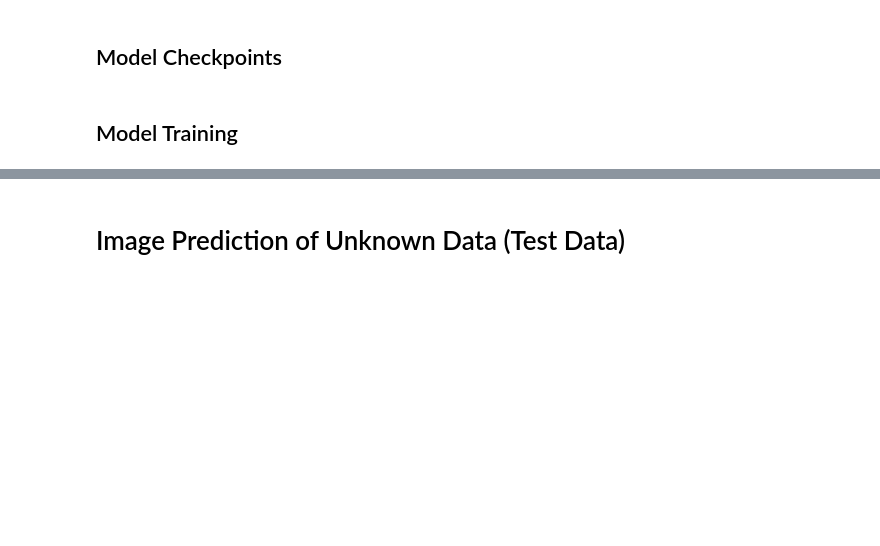
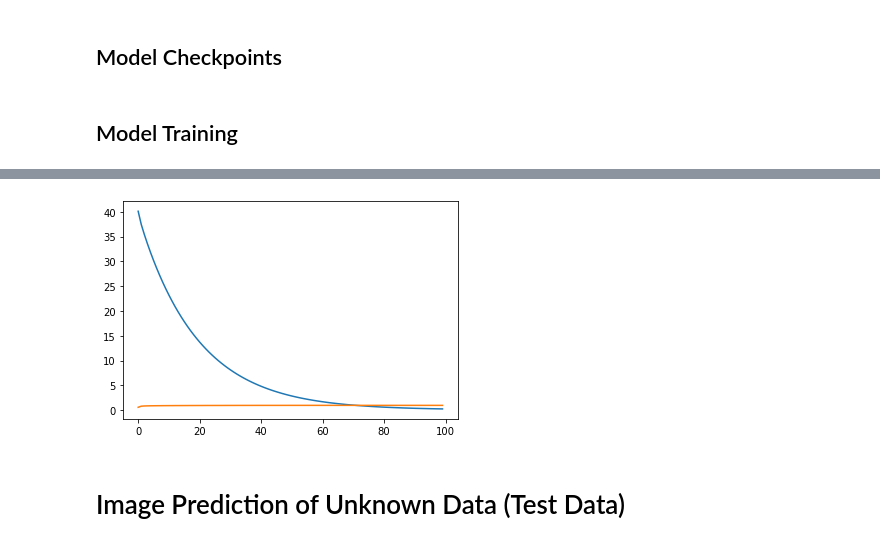
Before and after one commit to IIIskiplikIII/finetuning_hyperparameters_in_deep_neural_network, a Jupyter notebook: finetuning_hyperparameters_in_deep_neural_network.ipynb, the cells around one changed output, grey strips where cells are left out. Cells and saved outputs as stored; diff of their text form; code cells hidden in the pictures; blank space fills up the shorter version.

```diff
--- a/finetuning_hyperparameters_in_deep_neural_network.ipynb
+++ b/finetuning_hyperparameters_in_deep_neural_network.ipynb
@@ -318 +322,27 @@ keras_cl_model = keras_cl.build_fn(n_neurons= 150, n_hidden= 10, learning_rate=0
+# %%
+
+# Model building
+model_full = keras.models.Sequential()
+
+model_full.add(keras.layers.Flatten(input_shape=input_shape_notFlattened))
+model_full.add(keras.layers.BatchNormalization())
+model_full.add(keras.layers.Dense(500, activation=activation_fn, kernel_initializer=initializer, kernel_regularizer= regularizer)) ## add  kernel_regularizer=keras.regularizers.l2(0.01)) ???
+model_full.add(keras.layers.BatchNormalization())
+model_full.add(keras.layers.Dense(300, activation=activation_fn, kernel_initializer=initializer, kernel_regularizer= regularizer))
+model_full.add(keras.layers.BatchNormalization())
+model_full.add(keras.layers.Dense(300, activation=activation_fn, kernel_initializer=initializer, kernel_regularizer= regularizer))
+model_full.add(keras.layers.BatchNormalization())
+model_full.add(keras.layers.Dense(300, activation=activation_fn, kernel_initializer=initializer, kernel_regularizer= regularizer))
+model_full.add(keras.layers.BatchNormalization())
+model_full.add(keras.layers.Dense(300, activation=activation_fn, kernel_initializer=initializer, kernel_regularizer= regularizer))
+model_full.add(keras.layers.BatchNormalization())
+model_full.add(keras.layers.Dense(300, activation=activation_fn, kernel_initializer=initializer, kernel_regularizer= regularizer))
+
+model_full.add(keras.layers.Dense(10, activation="softmax", kernel_initializer="glorot_uniform"))
+
+
+optimizer = keras.optimizers.SGD(learning_rate=learning_rt)
+
+
+model_full.compile(loss='sparse_categorical_crossentropy', optimizer=optimizer, metrics=['accuracy'] )
 # %%
@@ -367,3 +396,8 @@ Epoch 100/100
+# %%
+plt.plot(pd.DataFrame(history_full.history))
+plt.show()
+# %% [output]
+[figure, added]
 # %% [markdown]
 # Image Prediction of Unknown Data (Test Data)
 # %% [markdown]
```
Also changed, not shown: parts of 33 cells of this notebook.
